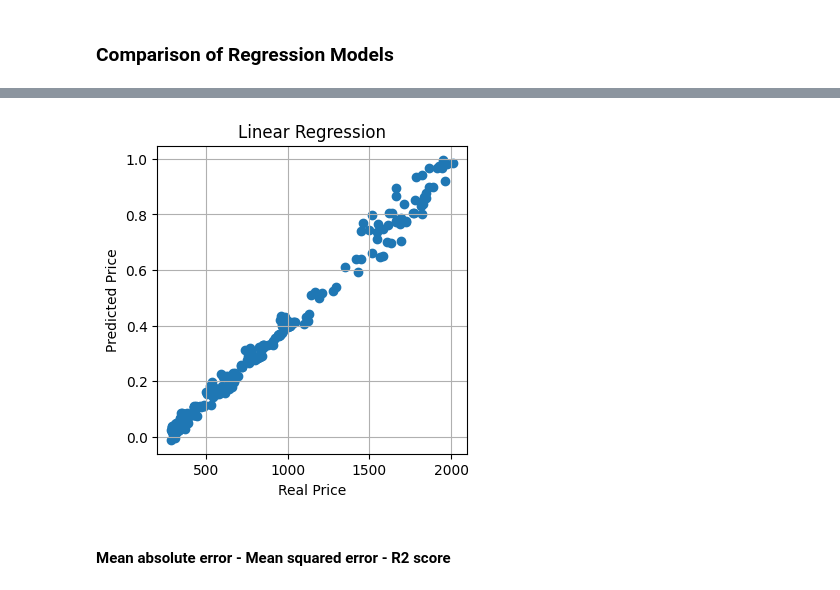
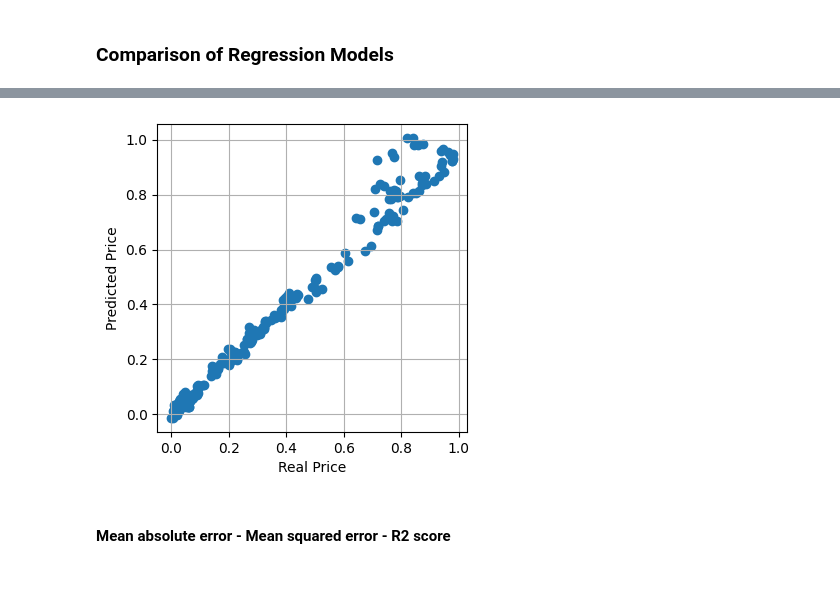
Before and after one commit to nilujafari/ML, a Jupyter notebook: stock_market_regression/main_amazon.ipynb, the cells around one changed output, grey strips where cells are left out. Saved outputs shown, nothing was run; the diff lists cells and outputs as text; code cells hidden in the pictures.

```diff
--- a/stock_market_regression/main_amazon.ipynb
+++ b/stock_market_regression/main_amazon.ipynb
@@ -349,15 +349,14 @@ plt.show()
 # %%
 regression_models = mlp_pred
 
 plt.figure(figsize=(4,4))
-plt.scatter(y_test, regression_models)
-plt.title("Linear Regression")
+plt.scatter(y_test_norm, regression_models)
 plt.xlabel("Real Price")
 plt.ylabel("Predicted Price")
 plt.grid()
 plt.show()
 # %% [output]
-[figure, old version]
+[figure, new version]
 # %% [markdown]
 #### Mean absolute error - Mean squared error - R2 score
 # %%
```
Also changed, not shown: parts of 14 cells of this notebook.
